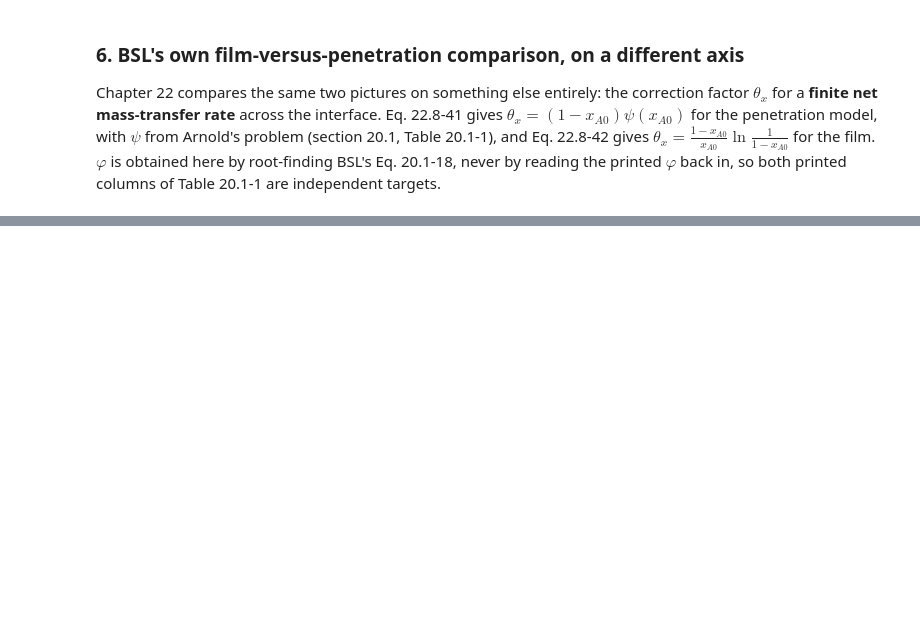
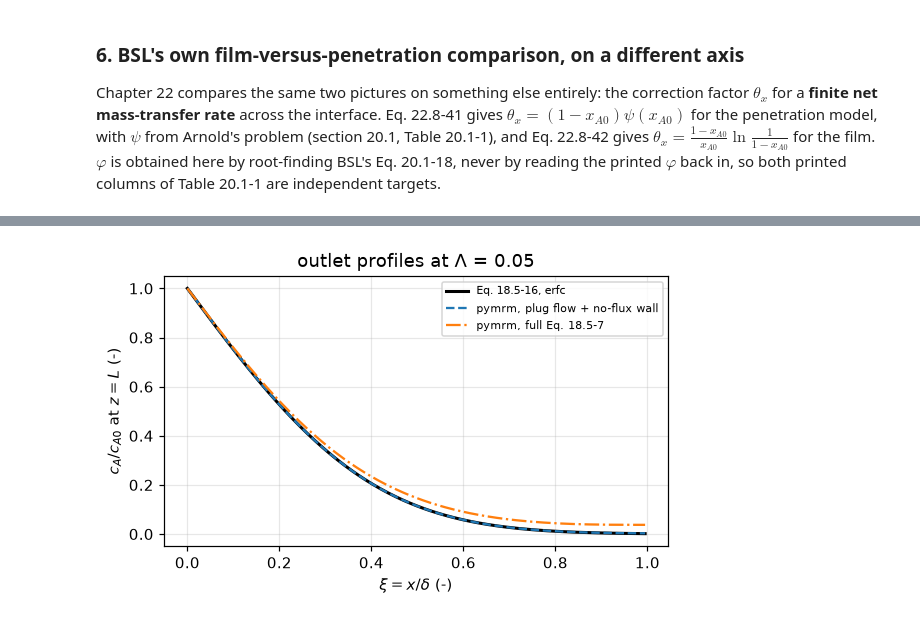
Before and after one commit to computational-chemical-engineering/pymrm-gallery, a Jupyter notebook: pages/A3.2-higbie-penetration/index.ipynb, the cells around one changed output, grey strips where cells are left out. Cells and saved outputs as stored; diff of their text form; code cells hidden in the pictures; blank space fills up the shorter version.

```diff
--- a/pages/A3.2-higbie-penetration/index.ipynb
+++ b/pages/A3.2-higbie-penetration/index.ipynb
@@ -2038,0 +1414,20 @@ Agreement metrics for A3.2:
+# %%
+# Profiles: the full problem against Eq. 18.5-16, at a Lambda where they part.
+LAM_P = 0.05
+f_full = Film(LAM_P, n_x=NX, stretch=STR, profile="parabolic")
+f_plug = Film(LAM_P, n_x=NX, stretch=STR, profile="plug")
+OUT_FULL = f_full.march(1600, record_flux=True)
+xi = f_full.x_c
+
+fig, ax = plt.subplots(figsize=(5.4, 3.4))
+ax.plot(xi, erfc(xi / np.sqrt(4 * LAM_P)), "k-", lw=2, label=r"Eq. 18.5-16, $\mathrm{erfc}$")
+ax.plot(xi, f_plug.march(1600)["u"], "--", label="pymrm, plug flow + no-flux wall")
+ax.plot(xi, OUT_FULL["u"], "-.", label="pymrm, full Eq. 18.5-7")
+ax.set_xlabel(r"$\xi = x/\delta$ (-)")
+ax.set_ylabel(r"$c_A/c_{A0}$ at $z = L$ (-)")
+ax.set_title(rf"outlet profiles at $\Lambda$ = {LAM_P}")
+ax.legend(fontsize=7)
+fig.tight_layout()
+plt.show()
+# %% [output]
+[figure, added]
```
Also changed, not shown: parts of 84 cells of this notebook, 9 other files.
